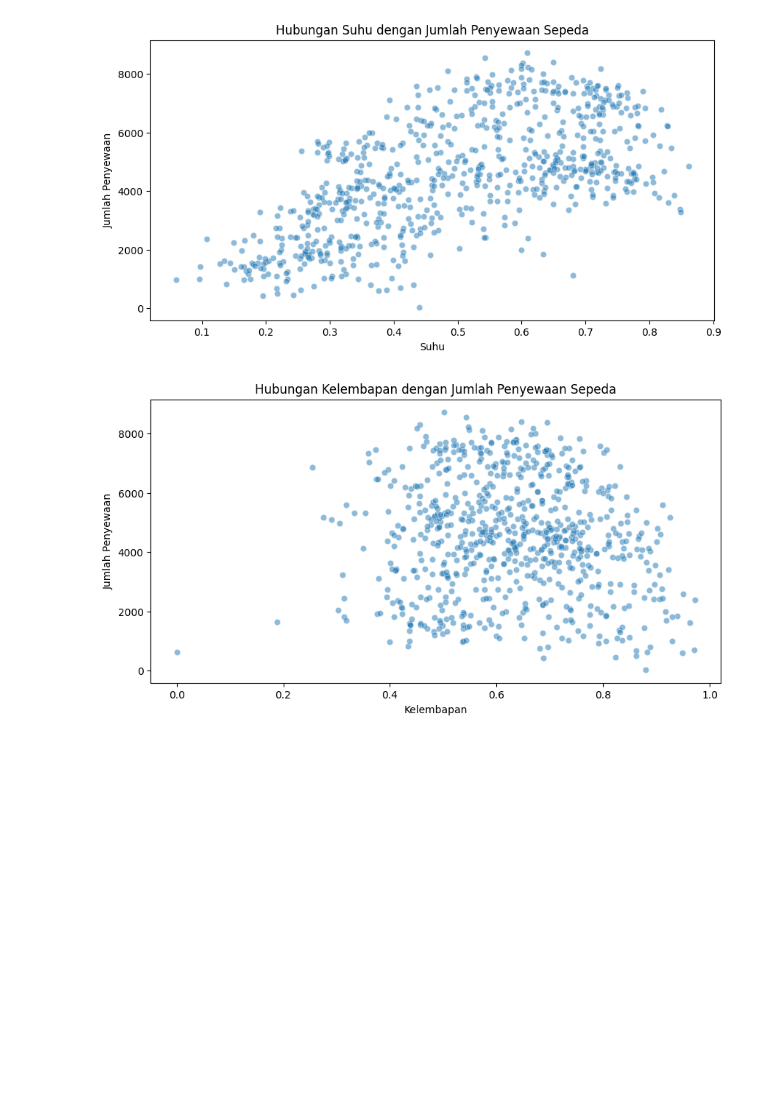
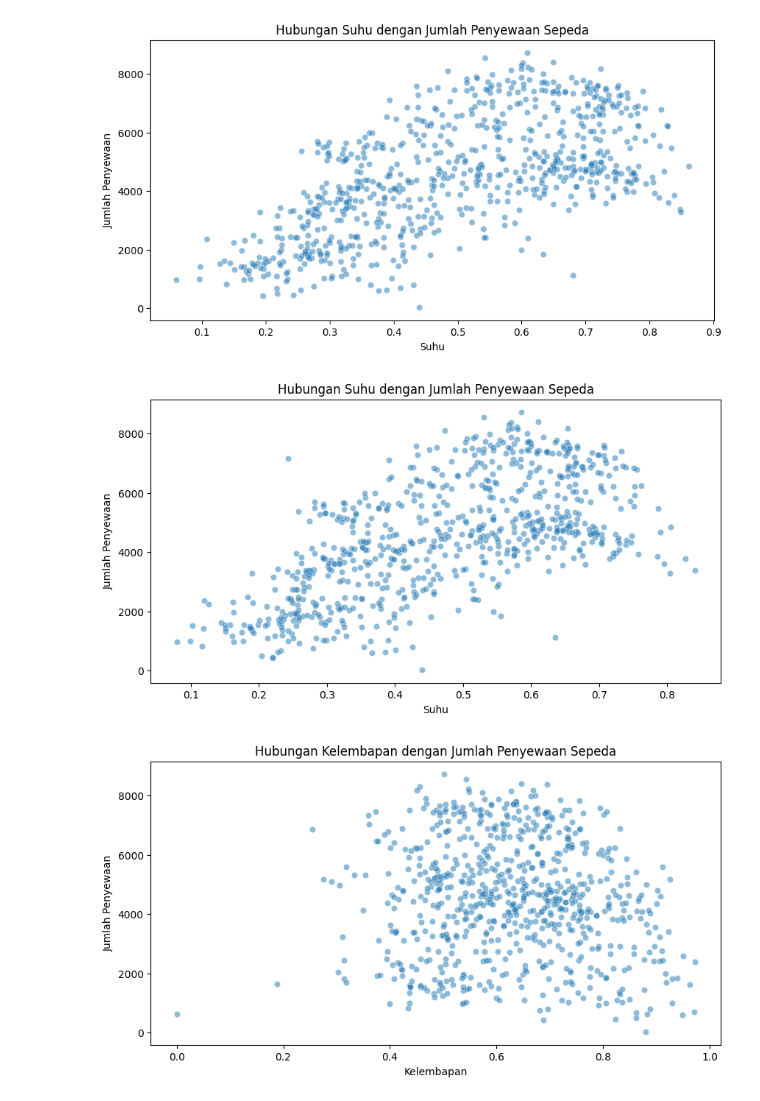
Before and after one commit to silkyafina03/submission_analisis_data, a Jupyter notebook: notebook.ipynb, the cells around one changed output. Saved outputs shown, nothing was run; the diff lists cells and outputs as text; code cells hidden in the pictures; blank space fills up the shorter version.

```diff
--- a/notebook.ipynb
+++ b/notebook.ipynb
@@ -335,6 +427,15 @@ plt.ylabel("Jumlah Penyewaan")
 plt.show()
 # %% [output]
 [figure]
+# %%
+plt.figure(figsize=(10,5))
+sns.scatterplot(x='atemp', y='cnt', data=day_df, alpha=0.5)
+plt.title("Hubungan Suhu dengan Jumlah Penyewaan Sepeda")
+plt.xlabel("Suhu")
+plt.ylabel("Jumlah Penyewaan")
+plt.show()
+# %% [output]
+[figure, added]
 # %%
 plt.figure(figsize=(10,5))
 sns.scatterplot(x='hum', y='cnt', data=day_df, alpha=0.5)
```
Also changed, not shown: parts of 36 cells of this notebook, 3 other files.
